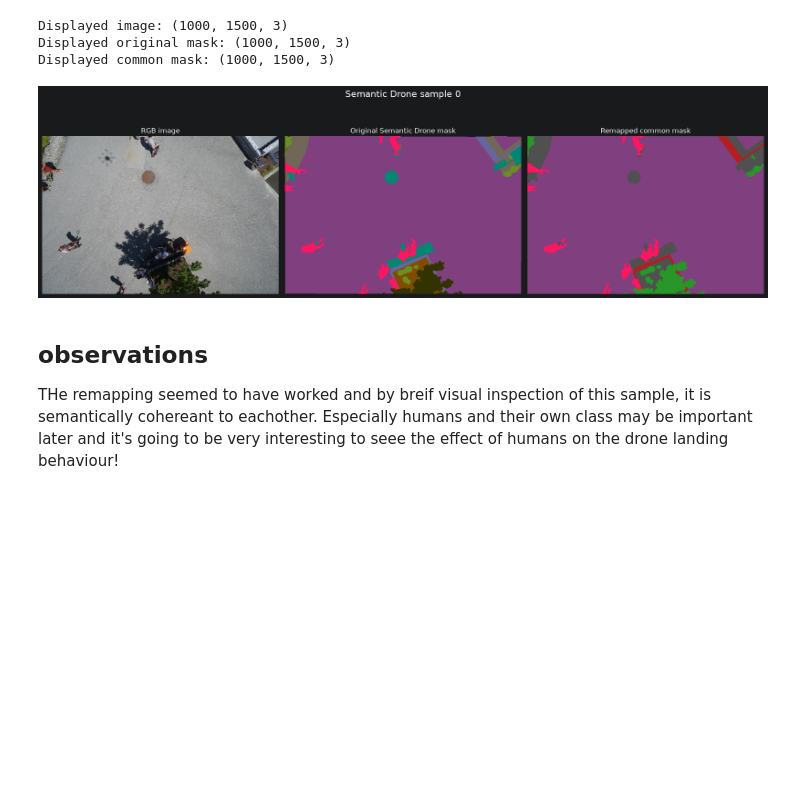
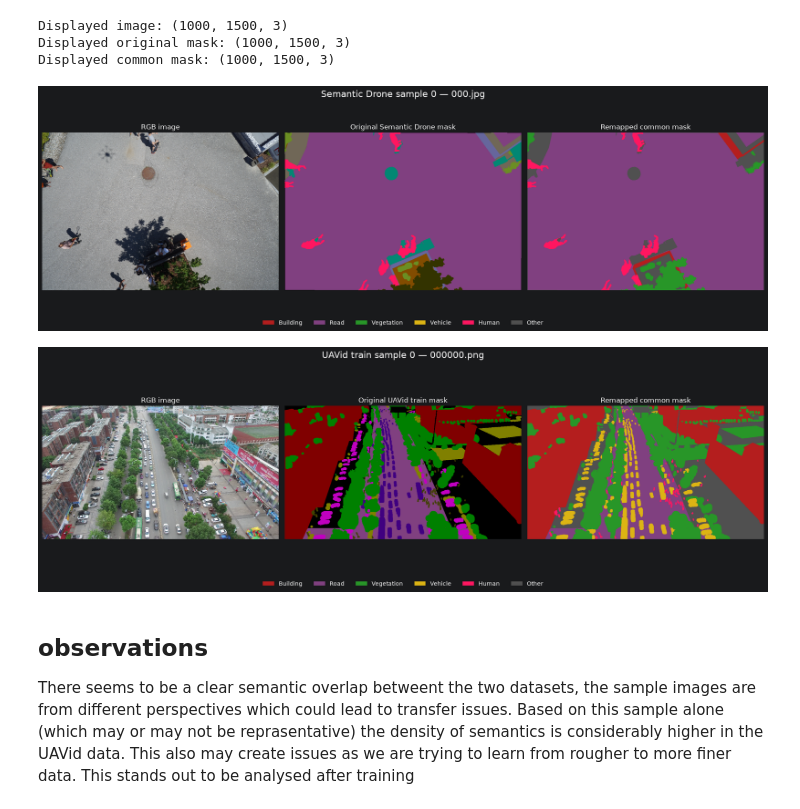
Before and after one commit to NickIsThere/UAV-Semantic-Segmentation-Under-Domain-Shift, a Jupyter notebook: notebooks/Data_Exploration.ipynb, the cells around one changed output. Cells and saved outputs as stored; diff of their text form; code cells hidden in the pictures; blank space fills up the shorter version.

Commit message:
Further data exploration

```diff
--- a/notebooks/Data_Exploration.ipynb
+++ b/notebooks/Data_Exploration.ipynb
@@ -176,23 +177,3 @@ assert display_img.shape == display_common_mask.shape
 Displayed image: (1000, 1500, 3)
 Displayed original mask: (1000, 1500, 3)
 Displayed common mask: (1000, 1500, 3)
-# %%
-fig, axes = plt.subplots(1, 3, figsize=(18, 6))
-
-axes[0].imshow(display_img)
-axes[0].set_title("RGB image")
-
-axes[1].imshow(display_original_mask)
-axes[1].set_title("Original Semantic Drone mask")
-
-axes[2].imshow(display_common_mask)
-axes[2].set_title("Remapped common mask")
-
-for axis in axes:
-    axis.axis("off")
-
-fig.suptitle(f"Semantic Drone sample {sample_index}", fontsize=16)
-plt.tight_layout()
-plt.show()
-# %% [output]
-[figure, removed]
@@ -199,4 +261,20 @@ plt.show()
+# %%
+show_mapping(
+    semantic_drone,
+    index=0,
+    dataset_name="Semantic Drone",
+)
+
+show_mapping(
+    uavid_train,
+    index=0,
+    dataset_name="UAVid train",
+)
+# %% [output]
+[figure, added]
+[figure, added]
 # %% [markdown]
 ## observations
 
-THe remapping seemed to have worked and by breif visual inspection of this sample, it is semantically cohereant to eachother. Especially humans and their own class may be important later and it's going to be very interesting to seee the effect of humans on the drone landing behaviour!
+There seems to be a clear semantic overlap betweent the two datasets, the sample images are from different perspectives which could lead to transfer issues. Based on this sample alone (which may or may not be reprasentative) the density of semantics is considerably higher in the UAVid data. This also may create issues as we are trying to learn from rougher to more finer data.
+This stands out to be analysed after training
```
Also changed, not shown: parts of 6 cells of this notebook.
